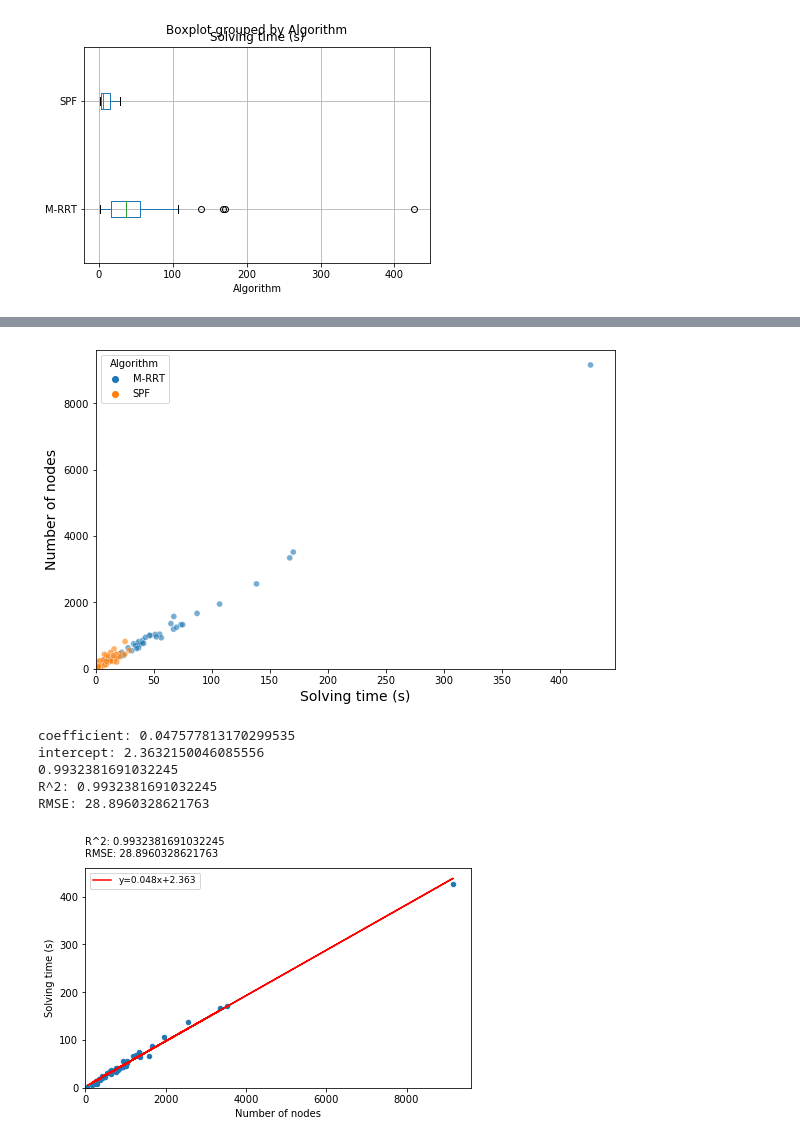
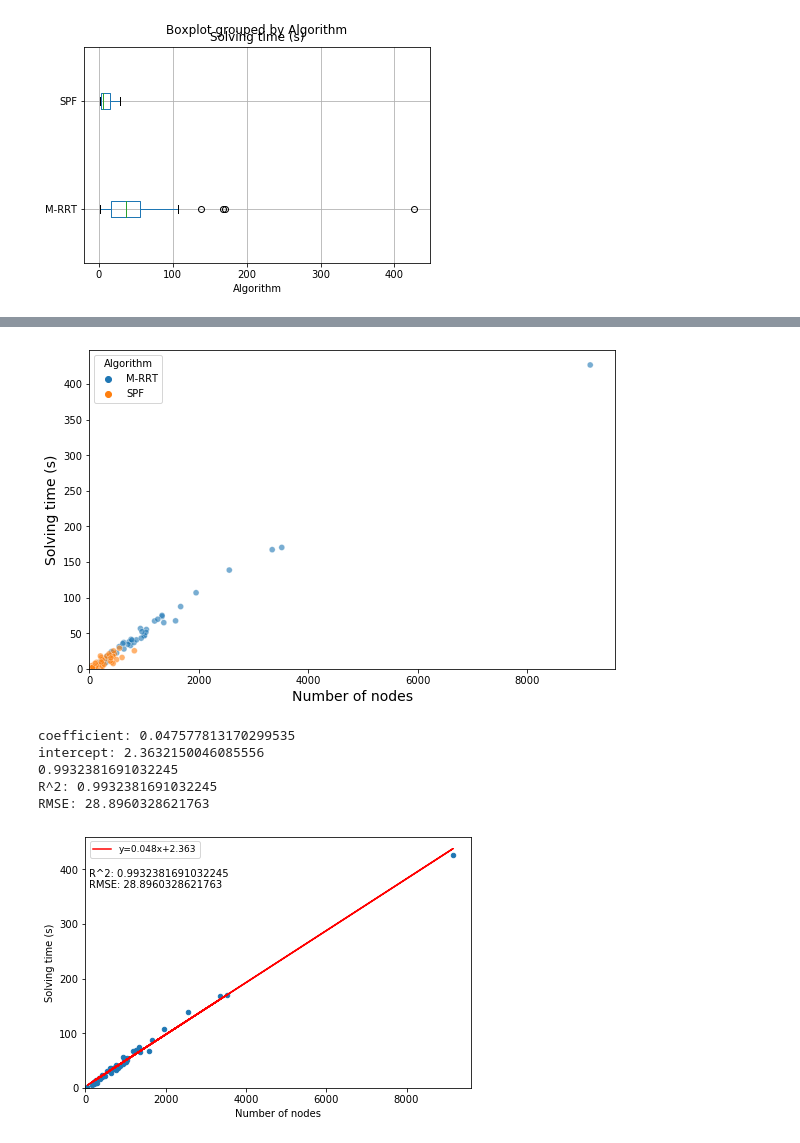
Before and after one commit to humanoid-path-planner/hpp_benchmark, a Jupyter notebook: 2022-07-08/visualize_results.ipynb, the cells around one changed output, grey strips where cells are left out. Drawn from its saved outputs; the diff is of its cells as text; code cells hidden in the pictures.

```diff
--- a/2022-07-08/visualize_results.ipynb
+++ b/2022-07-08/visualize_results.ipynb
@@ -245,52 +195,55 @@ Name: Number of nodes, dtype: float64
 # %%
+x_axis=numnodecol
+y_axis=timecol
+
 fig = plt.figure(figsize=(8,5), constrained_layout=True)
 ax = fig.add_subplot(111)
-sns.scatterplot(data = combined_df, x=timecol, y=numnodecol,
-                ax=ax, hue="Algorithm", alpha=0.6, legend="auto")
-ax.set_xlabel(timecol, fontsize=14)
-ax.set_ylabel(numnodecol, fontsize=14)
+sns.scatterplot(data = combined_df, x=x_axis, y=y_axis,
+                ax=ax, hue="Algorithm", alpha=0.6, legend="auto)
+ax.set_xlabel(x_axis, fontsize=14)
+ax.set_ylabel(y_axis, fontsize=14)
 ax.set_xlim(left=0)
 ax.set_ylim(bottom=0)
 plt.show()
-fig.savefig("construction-set-goalconfig-scatter.png")
+fig.savefig("construction-set-goalconfig-scatter.png", dpi=200)
 # %% [output]
-[figure, old version]
+[figure, new version]
 # %%
 algorithm = "M-RRT"
 df = combined_df[combined_df["Algorithm"] == algorithm]
 
 model = LinearRegression()
 X = np.array(df[numnodecol]).reshape(-1, 1)
 y = np.array(df[timecol]).reshape(-1, 1)
 model.fit(X, y)
 y_pred = model.predict(X)
 print(f"coefficient: {model.coef_[0][0]}")
 print(f"intercept: {model.intercept_[0]}")
 print(model.score(X, y))
 print(f"R^2: {r2_score(y, y_pred)}")
 print(f"RMSE: {mean_squared_error(y, y_pred)}")
 
 fig = plt.figure(constrained_layout=True)
 ax = fig.add_subplot(111)
 df.plot.scatter(y=timecol, x=numnodecol, ax=ax)
 ax.plot(X, y_pred, 'r', label='y={:.3f}x+{:.3f}'.format(model.coef_[0][0],model.intercept_[0]))
-plt.text(x = 0,
-         y = 1,
+plt.text(x = 0.01,
+         y = 0.75,
          s =
          f"R^2: {r2_score(y, y_pred)}\n"
          f"RMSE: {mean_squared_error(y, y_pred)}\n",
          transform=ax.transAxes)
 plt.legend(fontsize=9)
 plt.xlim(0)
 plt.ylim(0)
-fig.savefig(f"construction-set-{algorithm}-numnode-vs-time.png")
+fig.savefig(f"construction-set-{algorithm}-numnode-vs-time.png", dpi=200)
 # %% [output]
 coefficient: 0.047577813170299535
 intercept: 2.3632150046085556
 0.9932381691032245
 R^2: 0.9932381691032245
 RMSE: 28.8960328621763
-[figure, old version]
+[figure, new version]
 # %%
 algorithm = "SPF"
 df = combined_df[combined_df["Algorithm"] == algorithm]
```
Also changed, not shown: parts of 68 cells of this notebook, 30 other files.
